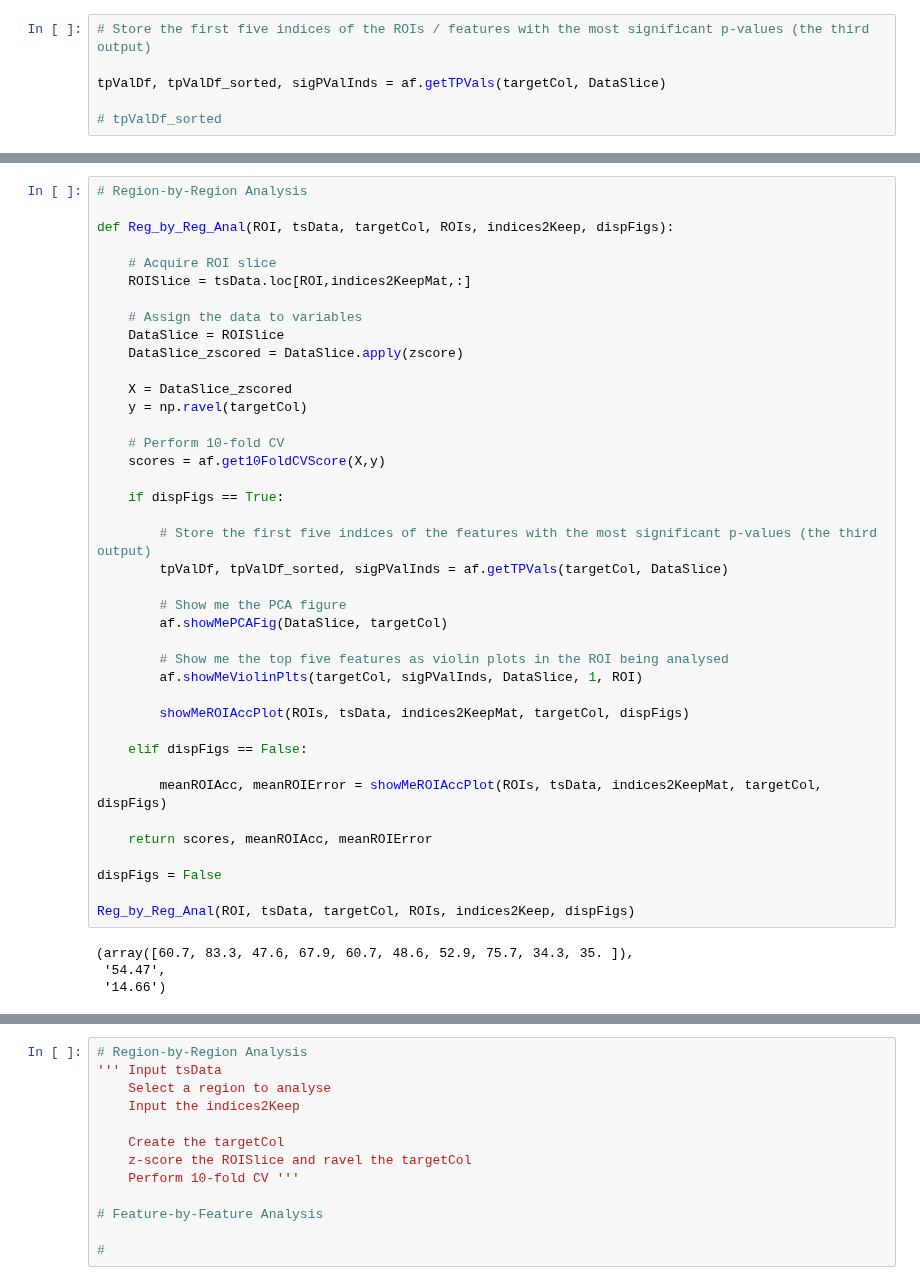
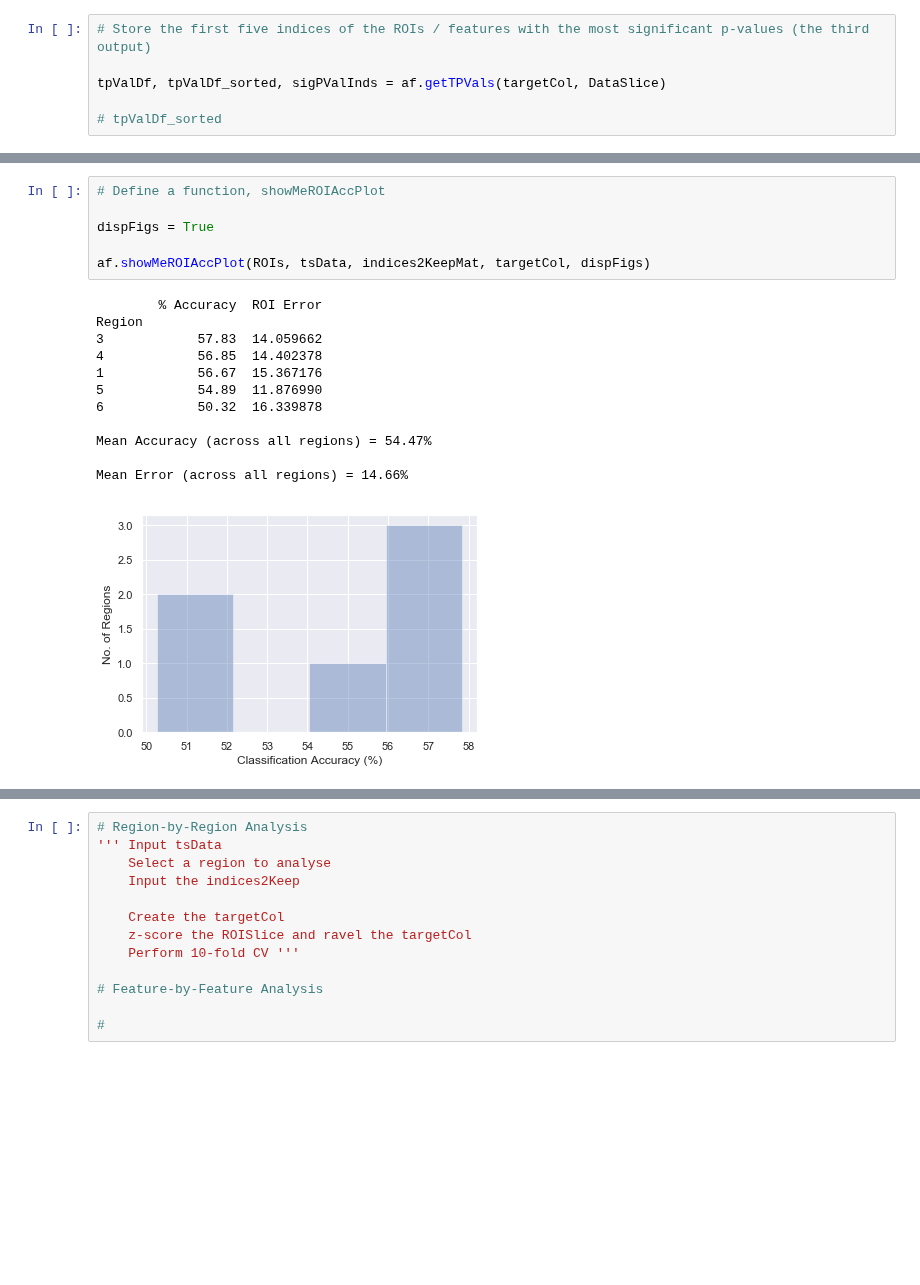
Before and after one commit to DynamicsAndNeuralSystems/fMRI_FeaturesDisorders, a Jupyter notebook: refinedCode.ipynb, the cells around one changed output, grey strips where cells are left out. Cells and saved outputs as stored; diff of their text form; blank space fills up the shorter version.

```diff
--- a/refinedCode.ipynb
+++ b/refinedCode.ipynb
@@ -315,44 +161,19 @@ def showMeFeatAccPlot(ROIs, feats, featList, subjects, tsData, indices2KeepMat,
-# %%
-# Region-by-Region Analysis
-
-def Reg_by_Reg_Anal(ROI, tsData, targetCol, ROIs, indices2Keep, dispFigs):
-
-    # Acquire ROI slice
-    ROISlice = tsData.loc[ROI,indices2KeepMat,:]
-
-    # Assign the data to variables
-    DataSlice = ROISlice
-    DataSlice_zscored = DataSlice.apply(zscore)
-
-    X = DataSlice_zscored
-    y = np.ravel(targetCol)
-
-    # Perform 10-fold CV
-    scores = af.get10FoldCVScore(X,y)
-
-    if dispFigs == True:
-
-        # Store the first five indices of the features with the most significant p-values (the third output)
-        tpValDf, tpValDf_sorted, sigPValInds = af.getTPVals(targetCol, DataSlice)
-
-        # Show me the PCA figure
-        af.showMePCAFig(DataSlice, targetCol)
-
-        # Show me the top five features as violin plots in the ROI being analysed
-        af.showMeViolinPlts(targetCol, sigPValInds, DataSlice, 1, ROI)
-
-        showMeROIAccPlot(ROIs, tsData, indices2KeepMat, targetCol, dispFigs)
-
-    elif dispFigs == False:
-
-        meanROIAcc, meanROIError = showMeROIAccPlot(ROIs, tsData, indices2KeepMat, targetCol, dispFigs)
-
-    return scores, meanROIAcc, meanROIError
-
-dispFigs = False
-
-Reg_by_Reg_Anal(ROI, tsData, targetCol, ROIs, indices2Keep, dispFigs)
-# %% [output]
-(array([60.7, 83.3, 47.6, 67.9, 60.7, 48.6, 52.9, 75.7, 34.3, 35. ]),
- '54.47',
- '14.66')
+# %%
+# Define a function, showMeROIAccPlot
+
+dispFigs = True
+
+af.showMeROIAccPlot(ROIs, tsData, indices2KeepMat, targetCol, dispFigs)
+# %% [output]
+        % Accuracy  ROI Error
+Region
+3            57.83  14.059662
+4            56.85  14.402378
+1            56.67  15.367176
+5            54.89  11.876990
+6            50.32  16.339878
+
+Mean Accuracy (across all regions) = 54.47%
+
+Mean Error (across all regions) = 14.66%
+[figure, added]
```
Also changed, not shown: parts of 7 cells of this notebook, 1 other file.
